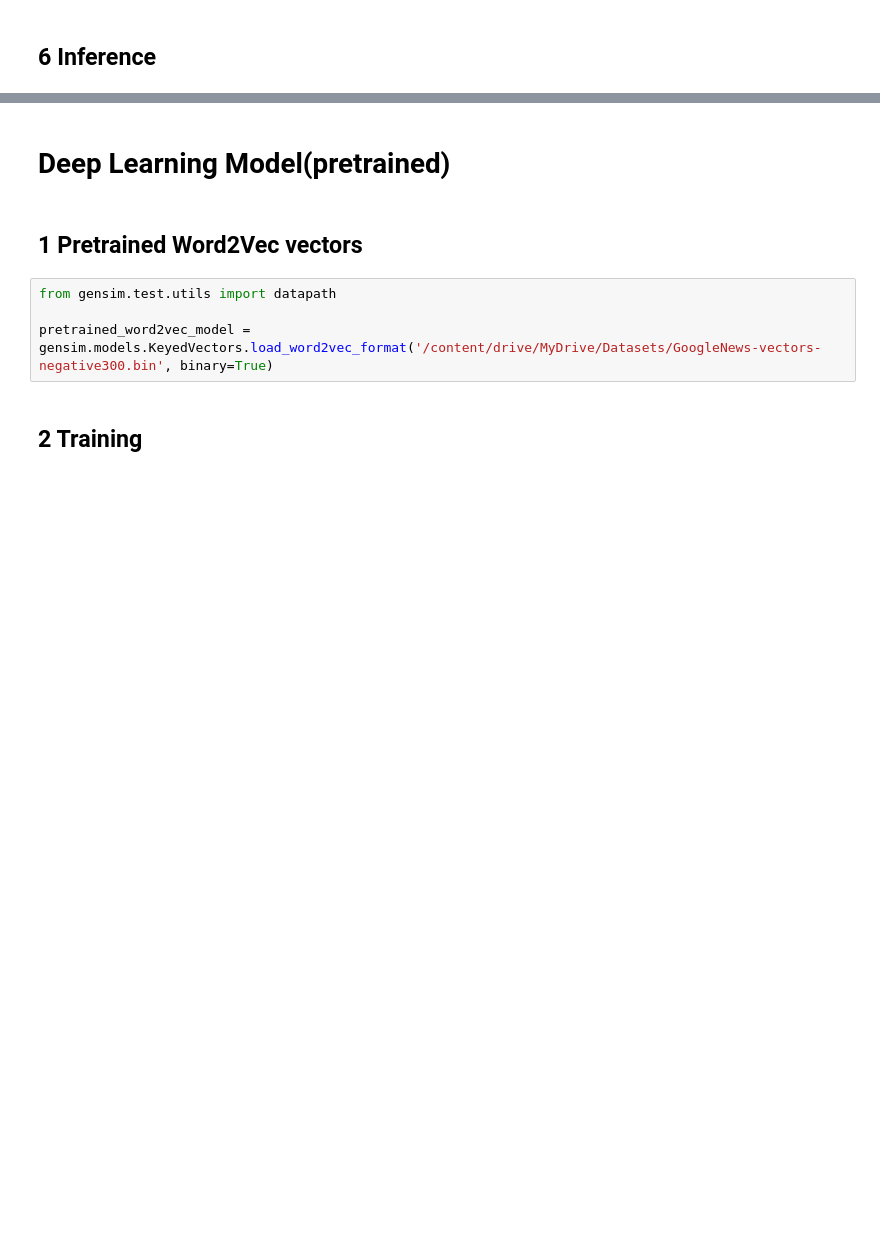
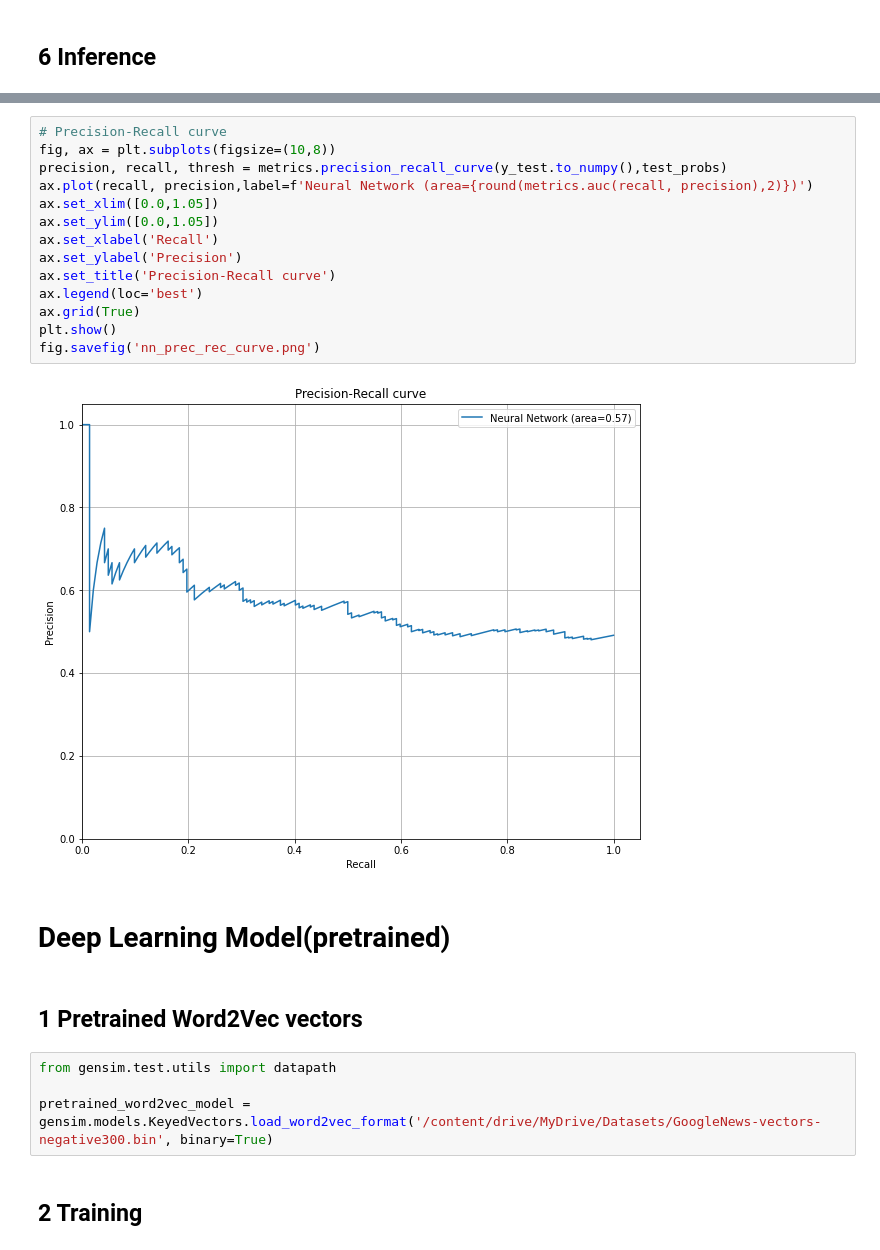
Before and after one commit to tb0se/NLP-Fake-News-Classifier, a Jupyter notebook: Word Embedding.ipynb, the cells around one changed output, grey strips where cells are left out. Drawn from its saved outputs; the diff is of its cells as text; blank space fills up the shorter version.

```diff
--- a/Word Embedding.ipynb
+++ b/Word Embedding.ipynb
@@ -381,3 +513,19 @@ Test accuracy 0.4863013698630137
+# %%
+# Precision-Recall curve
+fig, ax = plt.subplots(figsize=(10,8))
+precision, recall, thresh = metrics.precision_recall_curve(y_test.to_numpy(),test_probs)
+ax.plot(recall, precision,label=f'Neural Network (area={round(metrics.auc(recall, precision),2)})')
+ax.set_xlim([0.0,1.05])
+ax.set_ylim([0.0,1.05])
+ax.set_xlabel('Recall')
+ax.set_ylabel('Precision')
+ax.set_title('Precision-Recall curve')
+ax.legend(loc='best')
+ax.grid(True)
+plt.show()
+fig.savefig('nn_prec_rec_curve.png')
+# %% [output]
+[figure, added]
 # %% [markdown]
 # Deep Learning Model(pretrained)
 # %% [markdown]
```
Also changed, not shown: parts of 40 cells of this notebook, 5 other files.
